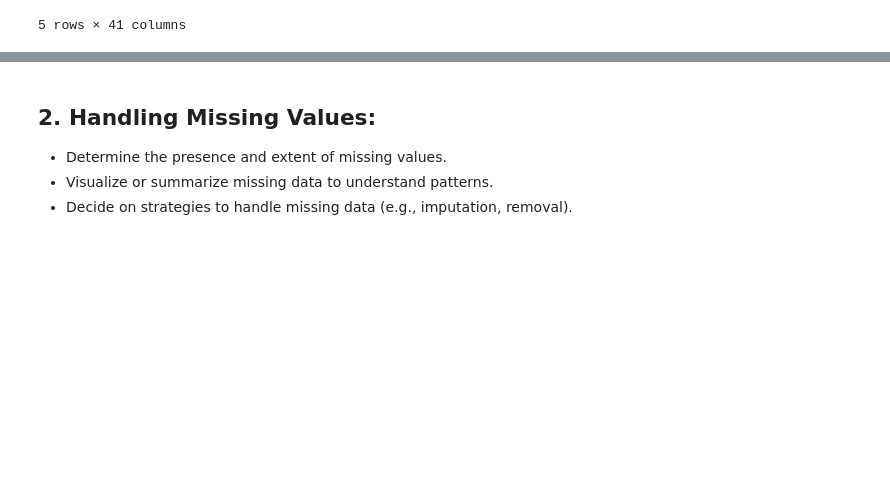
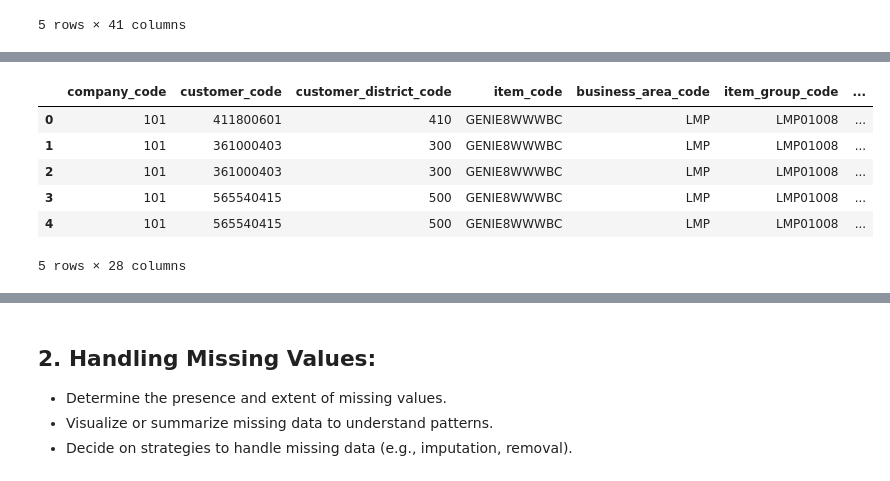
Before and after one commit to C4PT41N4545/BUSA8000-LuminaTech_Analytics_Project, a Jupyter notebook: notebooks/exploratory_analysis.ipynb, the cells around one changed output, grey strips where cells are left out. Cells and saved outputs as stored; diff of their text form; code cells hidden in the pictures; blank space fills up the shorter version.

```diff
--- a/notebooks/exploratory_analysis.ipynb
+++ b/notebooks/exploratory_analysis.ipynb
@@ -157,0 +212,10 @@ rows: 1,988,382 | columns: 41
+# %%
+df.select_dtypes('object').head()
+# %% [output]
+|  | company_code | customer_code | customer_district_code | item_code | business_area_code | item_group_code | ... |
+| 0 | 101 | 411800601 | 410 | GENIE8WWWBC | LMP | LMP01008 | ... |
+| 1 | 101 | 361000403 | 300 | GENIE8WWWBC | LMP | LMP01008 | ... |
+| 2 | 101 | 361000403 | 300 | GENIE8WWWBC | LMP | LMP01008 | ... |
+| 3 | 101 | 565540415 | 500 | GENIE8WWWBC | LMP | LMP01008 | ... |
+| 4 | 101 | 565540415 | 500 | GENIE8WWWBC | LMP | LMP01008 | ... |
+5 rows × 28 columns
```
Also changed, not shown: parts of 17 cells of this notebook.
